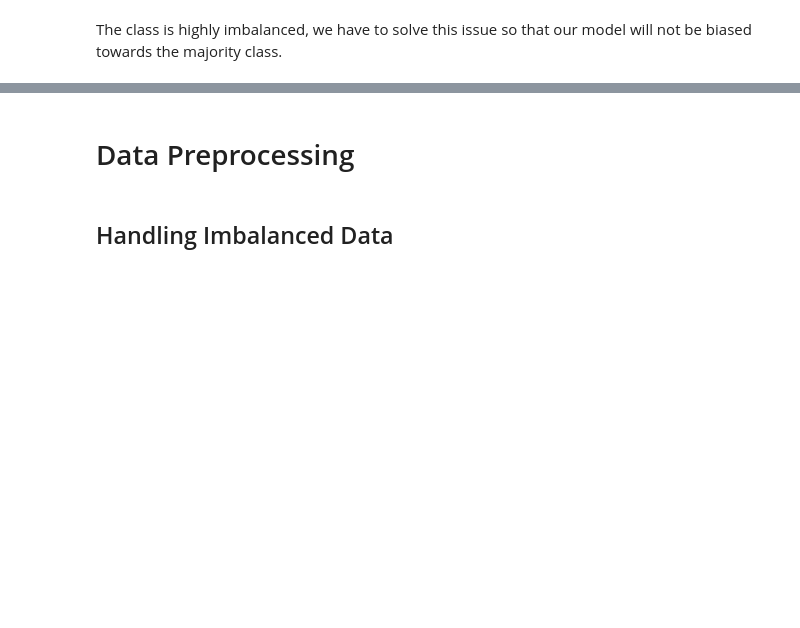
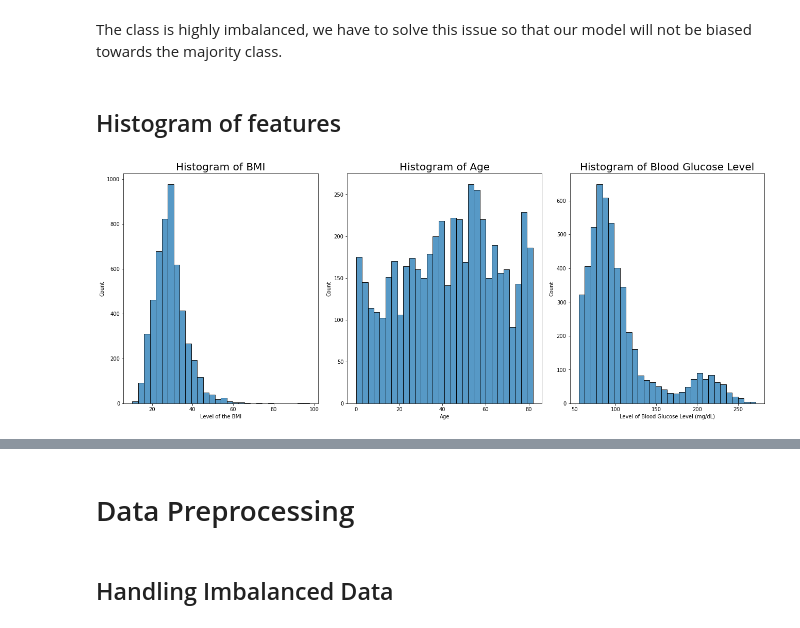
Before and after one commit to ashishakonnur/Stroke-Predicition, a Jupyter notebook: Stroke_Prediction_using_ML_Classification_Algorithms.ipynb, the cells around one changed output, grey strips where cells are left out. Saved outputs shown, nothing was run; the diff lists cells and outputs as text; code cells hidden in the pictures; blank space fills up the shorter version.

```diff
--- a/Stroke_Prediction_using_ML_Classification_Algorithms.ipynb
+++ b/Stroke_Prediction_using_ML_Classification_Algorithms.ipynb
@@ -239,2 +254,32 @@ plt.show()
 # %% [markdown]
 The class is highly imbalanced, we have to solve this issue so that our model will not be biased towards the majority class.
+# %% [markdown]
+## Histogram of features
+# %%
+import matplotlib.pyplot as plt
+
+def plot_hist(col, bins=30, title="",xlabel="",ax=None):
+    sns.histplot(col, bins=bins,ax=ax)
+    ax.set_title(f'Histogram of {title}',fontsize=20)
+    ax.set_xlabel(xlabel)
+
+fig, axes = plt.subplots(1,3,figsize=(18,7),constrained_layout=True)
+plot_hist(df.bmi,
+          title='BMI',
+          xlabel="Level of the BMI",
+          ax=axes[0])
+
+plot_hist(df.age,
+          bins=30,
+          title='Age',
+          xlabel='Age',
+          ax=axes[1])
+
+plot_hist(df.avg_glucose_level,
+          title='Blood Glucose Level',
+          xlabel='Level of Blood Glucose Level (mg/dL)',
+          ax=axes[2])
+
+plt.show()
+# %% [output]
+[figure, added]
```
Also changed, not shown: parts of 29 cells of this notebook.
